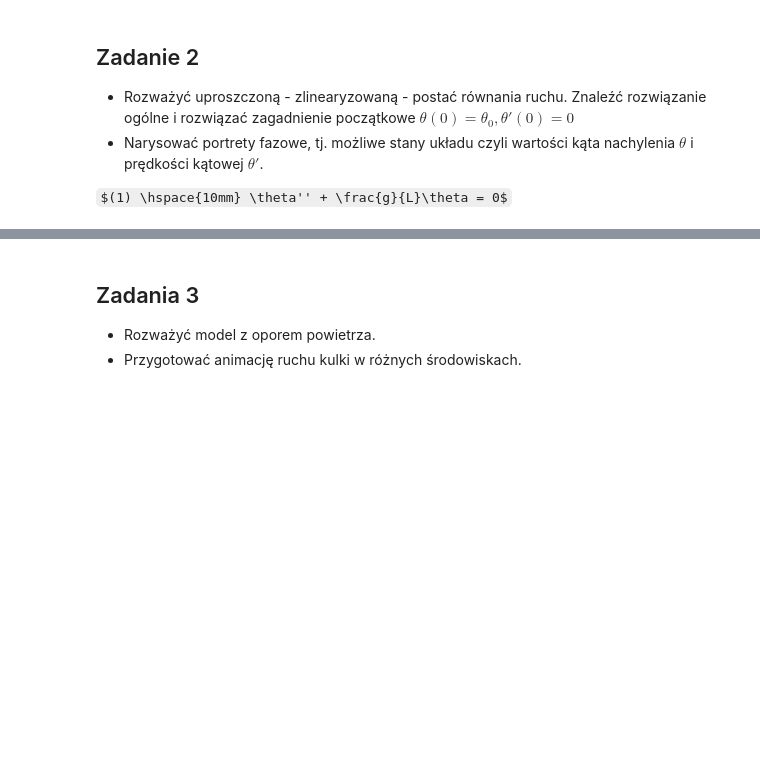
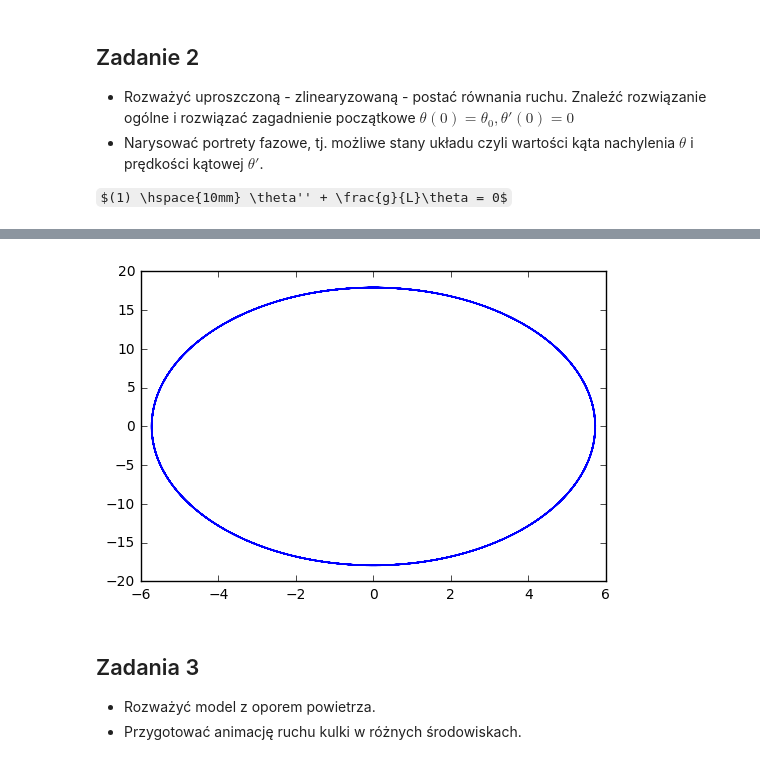
Before and after one commit to rossinek/MZP, a Jupyter notebook: lab3_pendulums/T1-3_Pendulum.ipynb, the cells around one changed output, grey strips where cells are left out. Saved outputs shown, nothing was run; the diff lists cells and outputs as text; code cells hidden in the pictures; some formulas as TeX source; blank space fills up the shorter version.

```diff
--- a/lab3_pendulums/T1-3_Pendulum.ipynb
+++ b/lab3_pendulums/T1-3_Pendulum.ipynb
@@ -125,6 +130,11 @@ path = balls_animation(t, y, 800, pre='t2')
 HTML('<video width="800" height="800" controls><source src="'+path+'" type="video/mp4"></video>')
 # %% [output]
 [interactive output not drawn]
+# %%
+plt.plot(y[:,0], y[:,1])
+plt.show()
+# %% [output]
+[figure, added]
 # %% [markdown]
 ## Zadania 3
 
```
Also changed, not shown: parts of 2 cells of this notebook.
